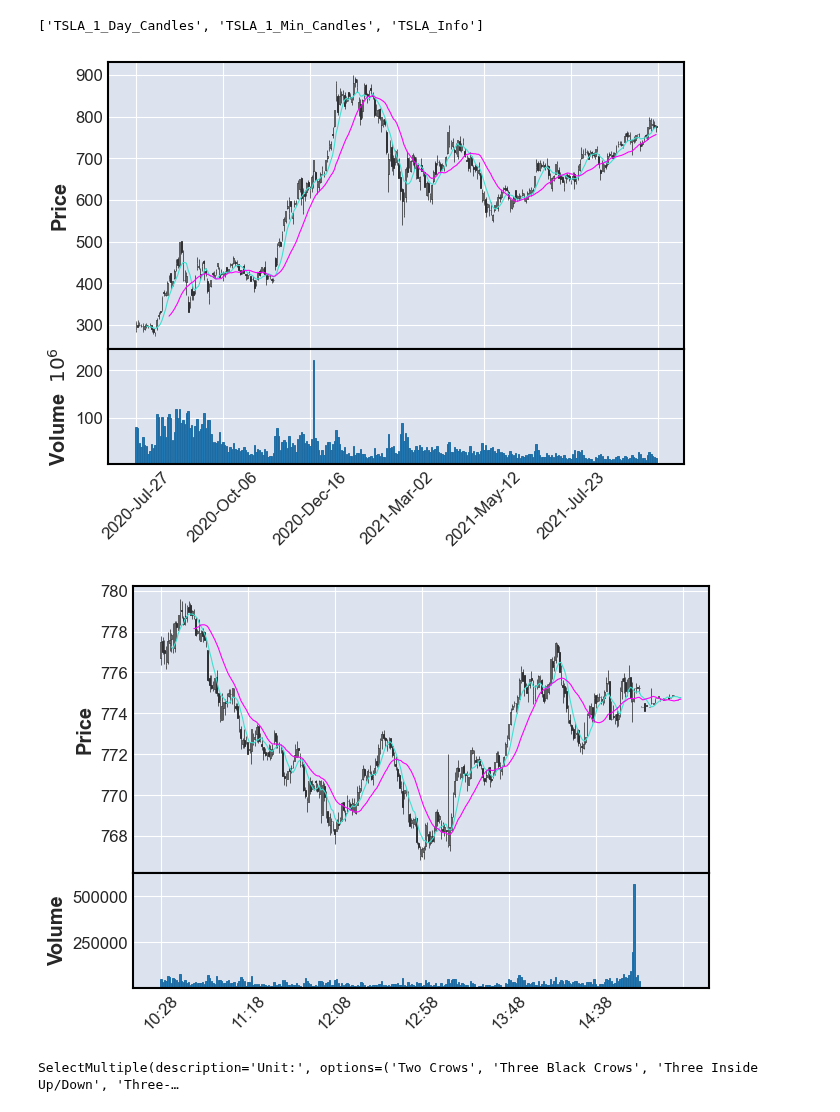
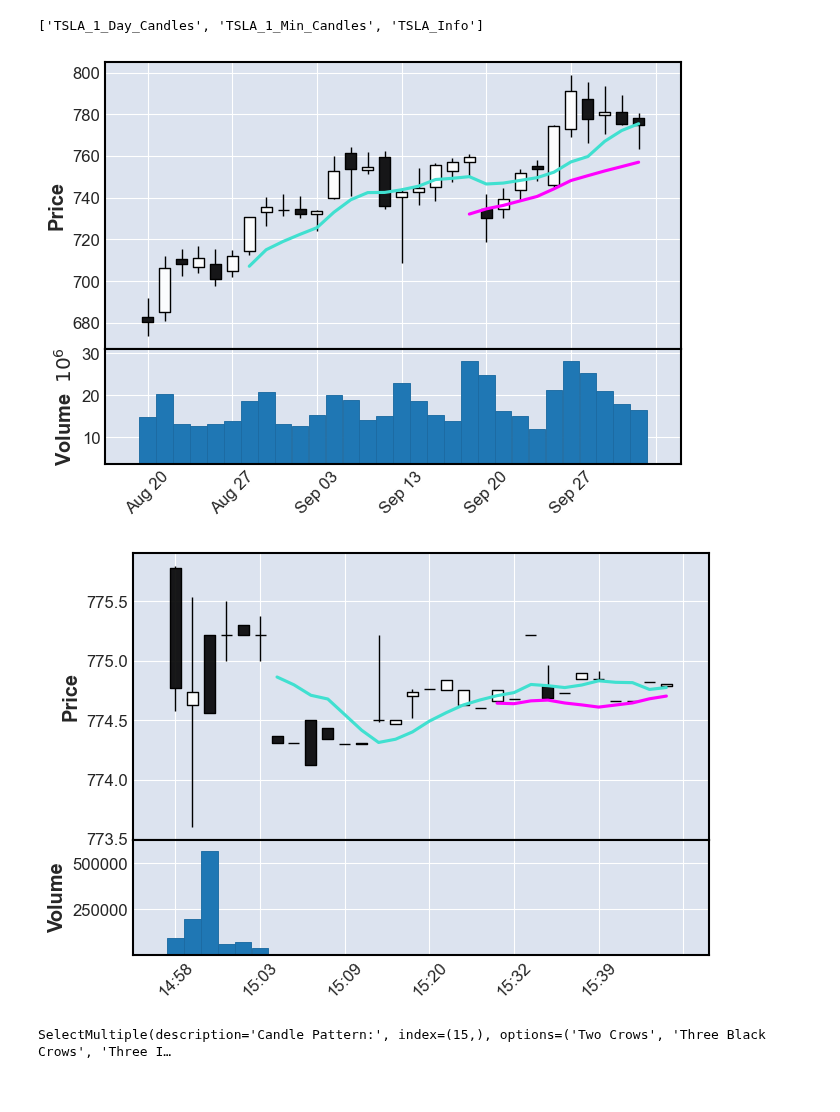
Before and after one commit to rdillens/Algo_Signals, a Jupyter notebook: products.ipynb, the cells around one changed output. Saved outputs shown, nothing was run; the diff lists cells and outputs as text; code cells hidden in the pictures.

```diff
--- a/products.ipynb
+++ b/products.ipynb
@@ -35,19 +36,19 @@ minutely_df = pd.read_sql_table(
 # %%
 # print(minutely_df.tail())
 # %%
-daily_slice = daily_df.iloc[-300:]
+daily_slice = daily_df.iloc[-30:]
 daily_candle_plot, ax = mpf.plot(
     # portfolio_list[0],
     daily_slice,
     type='candle',
     volume=True,
     returnfig=True,
     mav=(7,20),
     )
 # %% [output]
-[figure, old version]
+[figure, new version]
 # %%
-minutely_slice = minutely_df.iloc[-300:]
+minutely_slice = minutely_df.iloc[-30:]
 minutely_candle_plot, ax = mpf.plot(
     # portfolio_list[0],
     minutely_slice,
@@ -57,7 +58,7 @@ minutely_candle_plot, ax = mpf.plot(
     mav=(7,20),
     )
 # %% [output]
-[figure, old version]
+[figure, new version]
 # %%
 pattern_list = []
 pattern_df = pd.DataFrame(list(patterns.items()), columns=['Index', 'Pattern'])
@@ -70,14 +71,14 @@ for pattern, p_name in patterns.items():
 sel = widgets.SelectMultiple(
         options=pattern_df['Pattern'],
         # options=pattern_list,
-        # value=['m'],
+        value=['Doji'],
         rows=min(25, len(pattern_list)),
         # column_stack=True,
-        description='Unit:'
+        description='Candle Pattern:'
     )
 display(sel)
 # %% [output]
-SelectMultiple(description='Unit:', options=('Two Crows', 'Three Black Crows', 'Three Inside Up/Down', 'Three-…
+SelectMultiple(description='Candle Pattern:', index=(15,), options=('Two Crows', 'Three Black Crows', 'Three I…
 # %%
 df = daily_df
 sel_pattern_list = list(pattern_df[pattern_df['Pattern'].isin(list(sel.value))].index)
```
Also changed, not shown: parts of 11 cells of this notebook.
